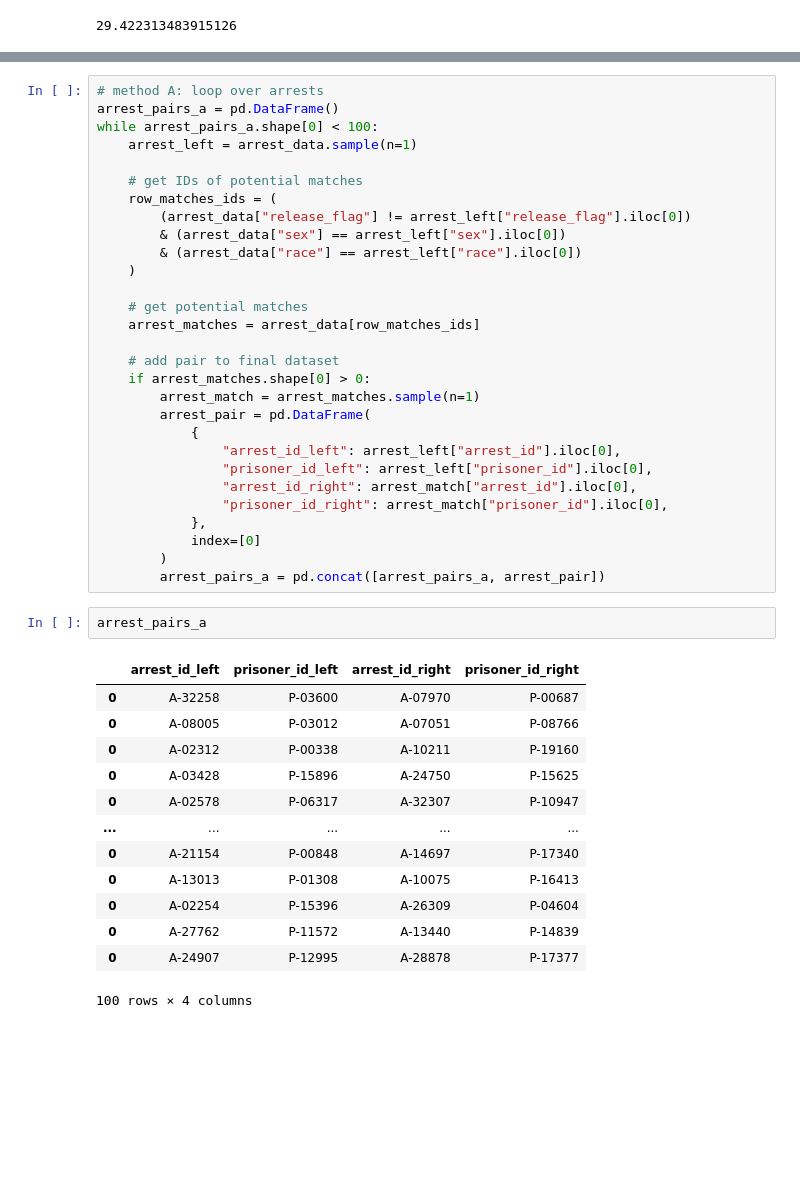
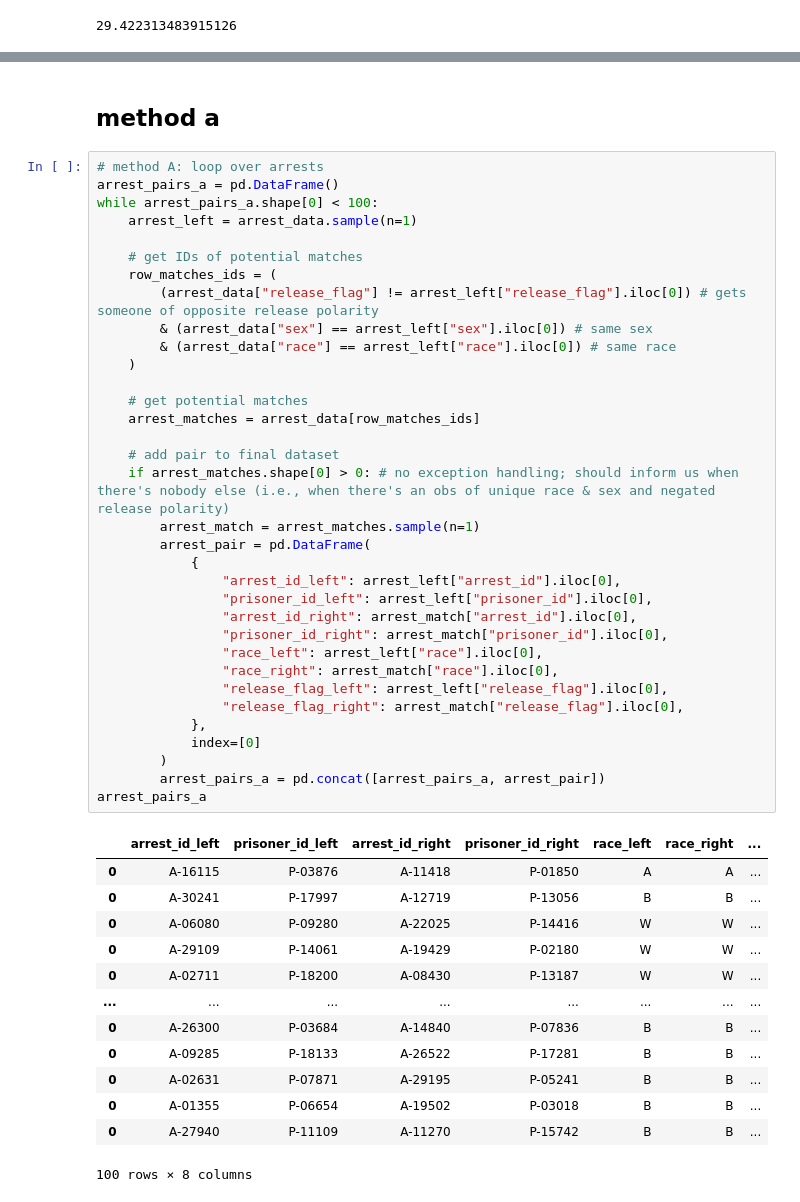
Before and after one commit to m-gaster/UChicago-Problem-Set, a Jupyter notebook: Problem Set 1.ipynb, the cells around one changed output, grey strips where cells are left out. Drawn from its saved outputs; the diff is of its cells as text; blank space fills up the shorter version.

```diff
--- a/Problem Set 1.ipynb
+++ b/Problem Set 1.ipynb
@@ -356,45 +535,50 @@ arrest_data = arrest_data.merge(prisoner_data, on="prisoner_id")
+# %% [markdown]
+## method a
 # %%
 # method A: loop over arrests
 arrest_pairs_a = pd.DataFrame()
 while arrest_pairs_a.shape[0] < 100:
     arrest_left = arrest_data.sample(n=1)
 
     # get IDs of potential matches
     row_matches_ids = (
-        (arrest_data["release_flag"] != arrest_left["release_flag"].iloc[0])
-        & (arrest_data["sex"] == arrest_left["sex"].iloc[0])
-        & (arrest_data["race"] == arrest_left["race"].iloc[0])
+        (arrest_data["release_flag"] != arrest_left["release_flag"].iloc[0]) # gets someone of opposite release polarity
+        & (arrest_data["sex"] == arrest_left["sex"].iloc[0]) # same sex
+        & (arrest_data["race"] == arrest_left["race"].iloc[0]) # same race
     )
 
     # get potential matches
     arrest_matches = arrest_data[row_matches_ids]
 
     # add pair to final dataset
-    if arrest_matches.shape[0] > 0:
+    if arrest_matches.shape[0] > 0: # no exception handling; should inform us when there's nobody else (i.e., when there's an obs of unique race & sex and negated release polarity)
         arrest_match = arrest_matches.sample(n=1)
         arrest_pair = pd.DataFrame(
             {
                 "arrest_id_left": arrest_left["arrest_id"].iloc[0],
                 "prisoner_id_left": arrest_left["prisoner_id"].iloc[0],
                 "arrest_id_right": arrest_match["arrest_id"].iloc[0],
                 "prisoner_id_right": arrest_match["prisoner_id"].iloc[0],
+                "race_left": arrest_left["race"].iloc[0],
+                "race_right": arrest_match["race"].iloc[0],
+                "release_flag_left": arrest_left["release_flag"].iloc[0],
+                "release_flag_right": arrest_match["release_flag"].iloc[0],
             },
             index=[0]
         )
         arrest_pairs_a = pd.concat([arrest_pairs_a, arrest_pair])
+arrest_pairs_a
+# %% [output]
+|  | arrest_id_left | prisoner_id_left | arrest_id_right | prisoner_id_right | race_left | race_right | ... |
+| 0 | A-16115 | P-03876 | A-11418 | P-01850 | A | A | ... |
+| 0 | A-30241 | P-17997 | A-12719 | P-13056 | B | B | ... |
+| 0 | A-06080 | P-09280 | A-22025 | P-14416 | W | W | ... |
+| 0 | A-29109 | P-14061 | A-19429 | P-02180 | W | W | ... |
+| 0 | A-02711 | P-18200 | A-08430 | P-13187 | W | W | ... |
+| ... | ... | ... | ... | ... | ... | ... | ... |
+| 0 | A-26300 | P-03684 | A-14840 | P-07836 | B | B | ... |
+| 0 | A-09285 | P-18133 | A-26522 | P-17281 | B | B | ... |
+| 0 | A-02631 | P-07871 | A-29195 | P-05241 | B | B | ... |
+| 0 | A-01355 | P-06654 | A-19502 | P-03018 | B | B | ... |
+| 0 | A-27940 | P-11109 | A-11270 | P-15742 | B | B | ... |
+100 rows × 8 columns
-# %%
-arrest_pairs_a
-# %% [output]
-|  | arrest_id_left | prisoner_id_left | arrest_id_right | prisoner_id_right |
-| 0 | A-32258 | P-03600 | A-07970 | P-00687 |
-| 0 | A-08005 | P-03012 | A-07051 | P-08766 |
-| 0 | A-02312 | P-00338 | A-10211 | P-19160 |
-| 0 | A-03428 | P-15896 | A-24750 | P-15625 |
-| 0 | A-02578 | P-06317 | A-32307 | P-10947 |
-| ... | ... | ... | ... | ... |
-| 0 | A-21154 | P-00848 | A-14697 | P-17340 |
-| 0 | A-13013 | P-01308 | A-10075 | P-16413 |
-| 0 | A-02254 | P-15396 | A-26309 | P-04604 |
-| 0 | A-27762 | P-11572 | A-13440 | P-14839 |
-| 0 | A-24907 | P-12995 | A-28878 | P-17377 |
-100 rows × 4 columns
```
Also changed, not shown: parts of 49 cells of this notebook, 1 other file.
